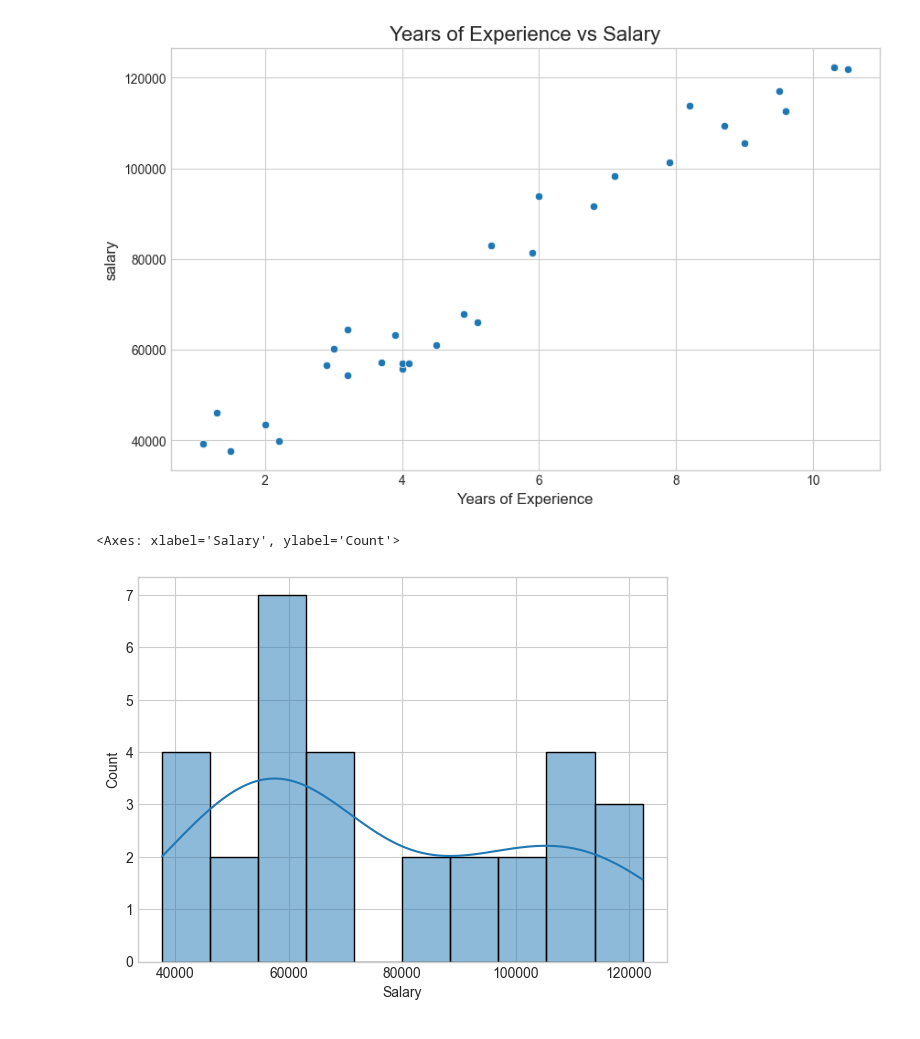
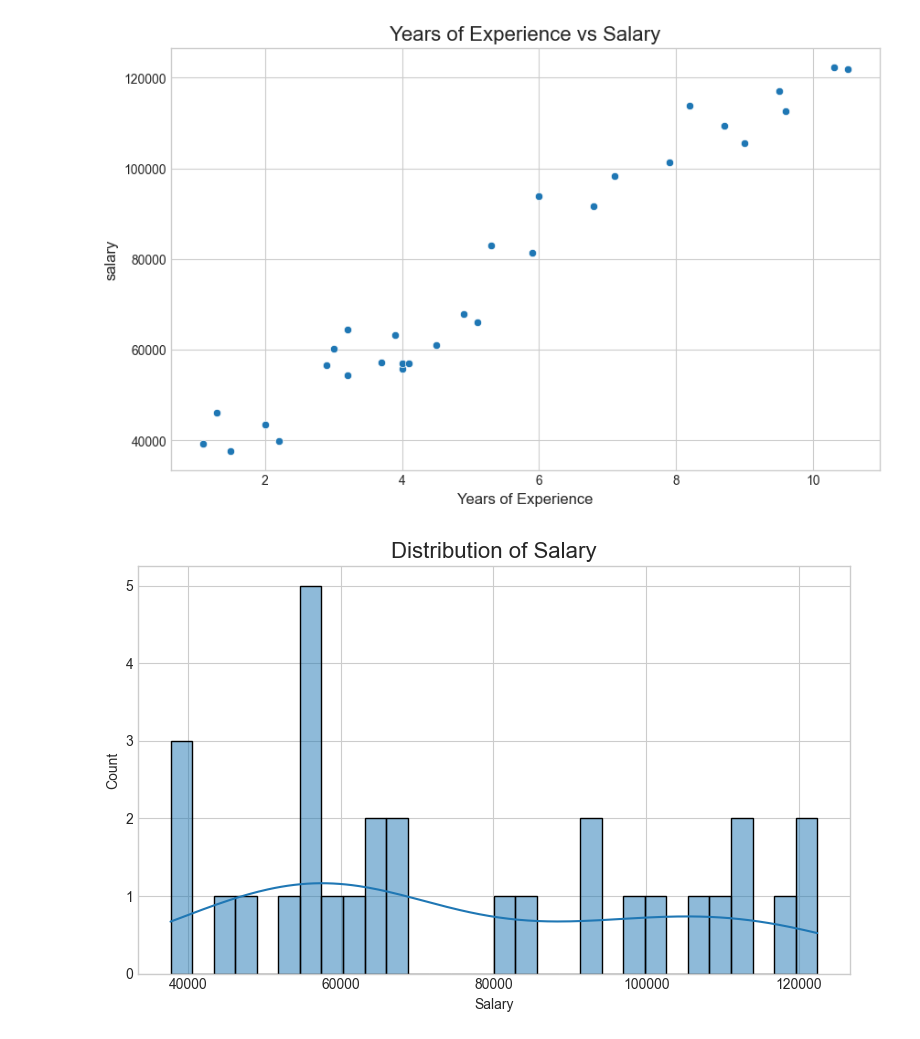
Before and after one commit to JanithGayashan/simple-linear-regression-projects, a Jupyter notebook: 1_salary_prediction/salary_prediction.ipynb, the cells around one changed output. Drawn from its saved outputs; the diff is of its cells as text; code cells hidden in the pictures.

```diff
--- a/1_salary_prediction/salary_prediction.ipynb
+++ b/1_salary_prediction/salary_prediction.ipynb
@@ -116,8 +116,10 @@ plt.show()
 # %%
 plt.figure(figsize=(15,5))
 
 plt.subplot(1,2,1)
-sns.histplot(df['Salary'], kde=True, bins=10)
+sns.histplot(df['Salary'], kde=True, bins=30)
+plt.title('Distribution of Salary', fontsize=16)
+plt.tight_layout()
+plt.show()
 # %% [output]
-<Axes: xlabel='Salary', ylabel='Count'>
-[figure, old version]
+[figure, new version]
```
Also changed, not shown: parts of 21 cells of this notebook.
